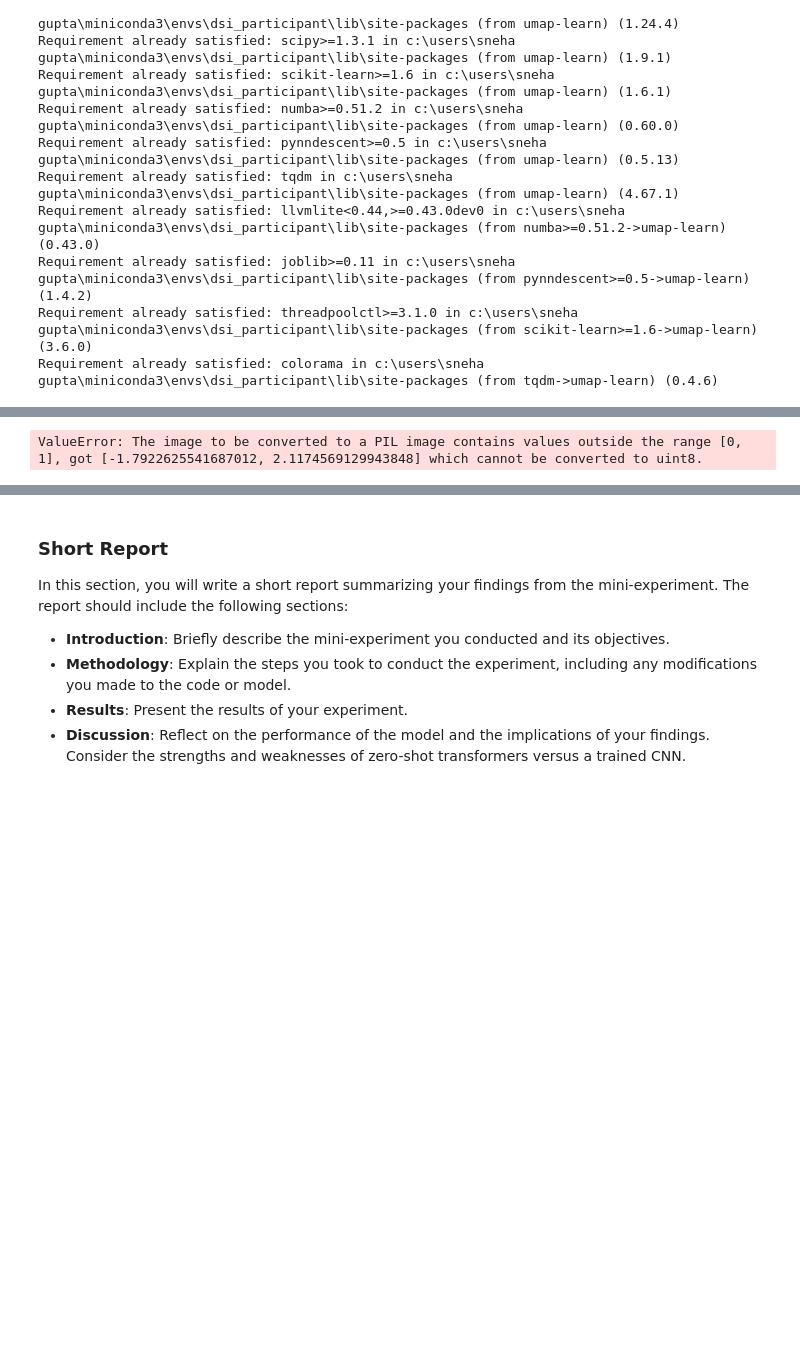
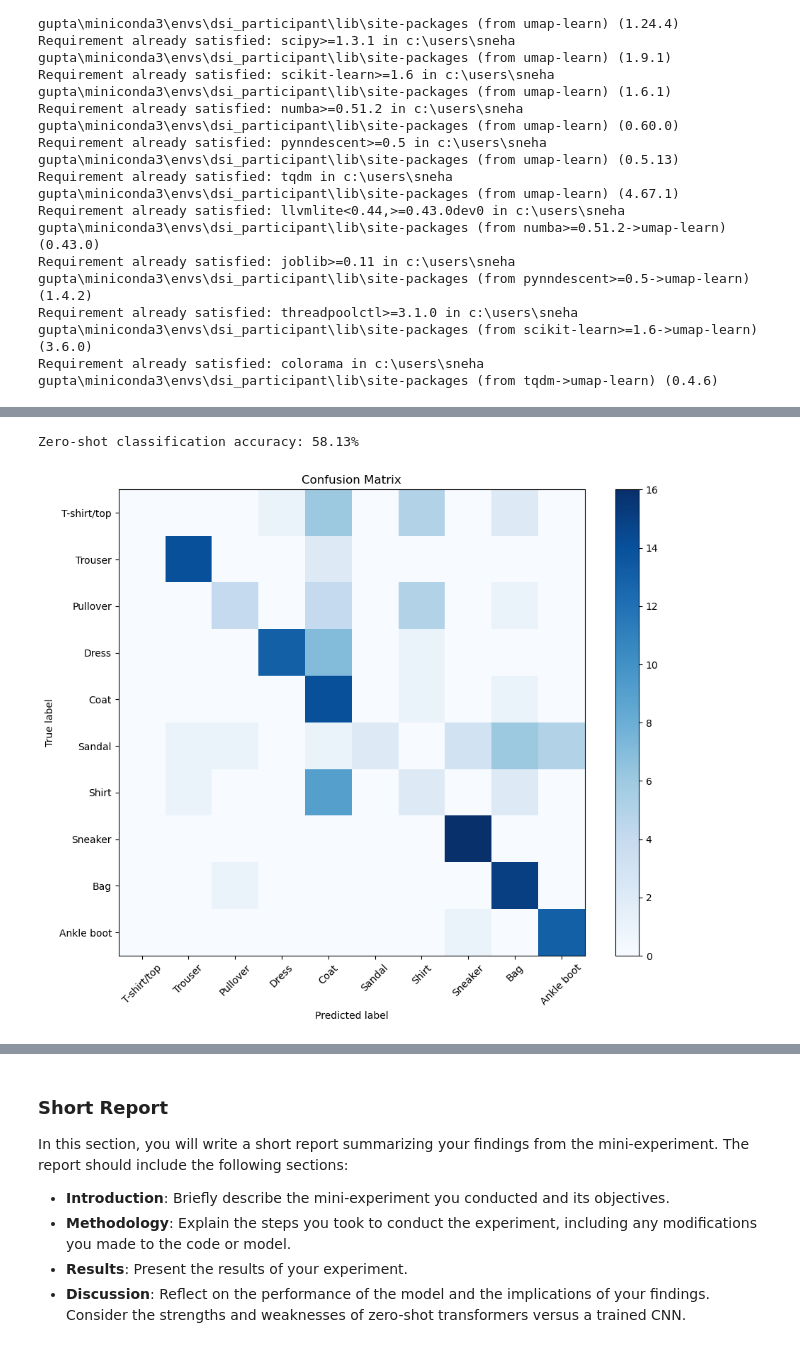
Before and after one commit to reachsneha02/deep_learning, a Jupyter notebook: 02_activities/assignments/assignment_2.ipynb, the cells around one changed output, grey strips where cells are left out. Drawn from its saved outputs; the diff is of its cells as text; code cells hidden in the pictures; blank space fills up the shorter version.

```diff
--- a/02_activities/assignments/assignment_2.ipynb
+++ b/02_activities/assignments/assignment_2.ipynb
@@ -453,48 +455,66 @@ In some classification tasks, it can be useful to consider if the right answer i
 You are welcome to come up with your own mini-experiment! Explain your idea in the report and implement it. Did it work as you expected? What did you learn from it?
 # %%
 # A) Alternative model
+from torchvision import transforms
+from PIL import Image
 
-clip_model_name = "openai/clip-vit-large-patch14"
-clip_model = CLIPModel.from_pretrained(clip_model_name)
-clip_processor = CLIPProcessor.from_pretrained(clip_model_name)
+clip_model_name_2 = "openai/clip-vit-large-patch14"
+clip_model_2 = CLIPModel.from_pretrained(clip_model_name)
+clip_processor_2 = CLIPProcessor.from_pretrained(clip_model_name)
 
 # Set model to evaluation mode, as we are not training it
-clip_model.eval()
+clip_model_2.eval()
 
-def get_text_embeddings(prompts):
-    inputs = clip_processor(text=prompts, return_tensors="pt", padding=True).to(device)
-    with torch.no_grad():
-        text_embeddings = clip_model.get_text_features(**inputs)
-    return text_embeddings
+to_pil = transforms.ToPILImage()
 
-def get_image_embeddings(images):
-    inputs = clip_processor(images=images, return_tensors="pt").to(device)
-    with torch.no_grad():
-        image_embeddings = clip_model.get_image_features(**inputs)
-    return image_embeddings
+def tensor_batch_to_pil(batch):
+    pil_images = []
+    for img in batch:          # img.shape → (1, 28, 28) for Fashion-MNIST
+        if img.dim() == 3 and img.size(0) == 1:       # grayscale → RGB
+            img = img.repeat(3, 1, 1)
+        pil_images.append(to_pil(img).convert("RGB"))
+    return pil_images
 
-text_embeddings = get_text_embeddings(CLASS_NAMES)
+
+@torch.no_grad()
+def get_text_embeddings_2(prompts):
+    toks = clip_processor(text=prompts, padding=True, return_tensors="pt")
+    toks = {k: v.to(device) for k, v in toks.items()}
+    feats = clip_model_2.get_text_features(**toks)
+    return feats / feats.norm(dim=-1, keepdim=True)
+
+@torch.no_grad()
+def get_image_embeddings_2(images):
+    pil_imgs = tensor_batch_to_pil(images)
+    ims = clip_processor_2(images=pil_imgs, return_tensors="pt")
+    ims = {k: v.to(device) for k, v in ims.items()}
+    feats = clip_model.get_image_features(**ims)
+    return feats / feats.norm(dim=-1, keepdim=True)
+
+
+text_embeddings = get_text_embeddings_2(CLASS_NAMES)
 
 y_true, y_pred = [], []
 
 for i, (pixel_values, labels) in enumerate(test_loader):
     if i >= 10:
         break
 
-    image_embeddings = get_image_embeddings(pixel_values)
+    image_embeddings = get_image_embeddings_2(pixel_values)
 
     cosine_sim = get_cosine_similarity(image_embeddings, text_embeddings)
 
     predicted = get_predictions(cosine_sim)
 
     y_true.extend(labels.cpu().numpy())
     y_pred.extend(predicted.tolist())
 
 # Report the accuracy of the predictions
 
 accuracy = accuracy_score(y_true, y_pred)
 print(f"Zero-shot classification accuracy: {accuracy * 100:.2f}%")
 plot_confusion_matrix(y_true, y_pred, CLASS_NAMES)
 # %% [output]
-ValueError: The image to be converted to a PIL image contains values outside the range [0, 1], got [-1.7922625541687012, 2.1174569129943848] which cannot be converted to uint8.
+Zero-shot classification accuracy: 58.13%
+[figure, added]
 # %%
```
Also changed, not shown: parts of 8 cells of this notebook.
